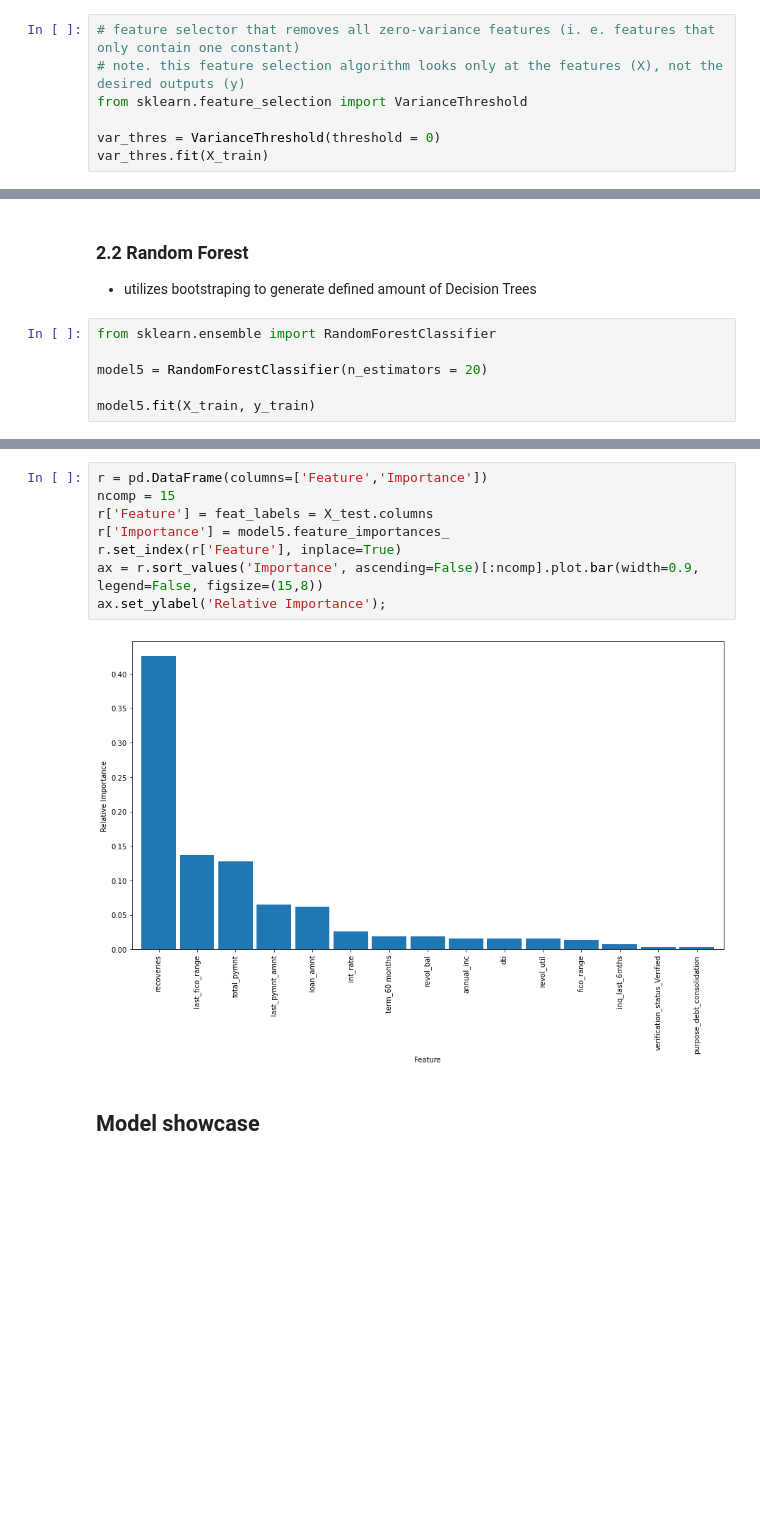
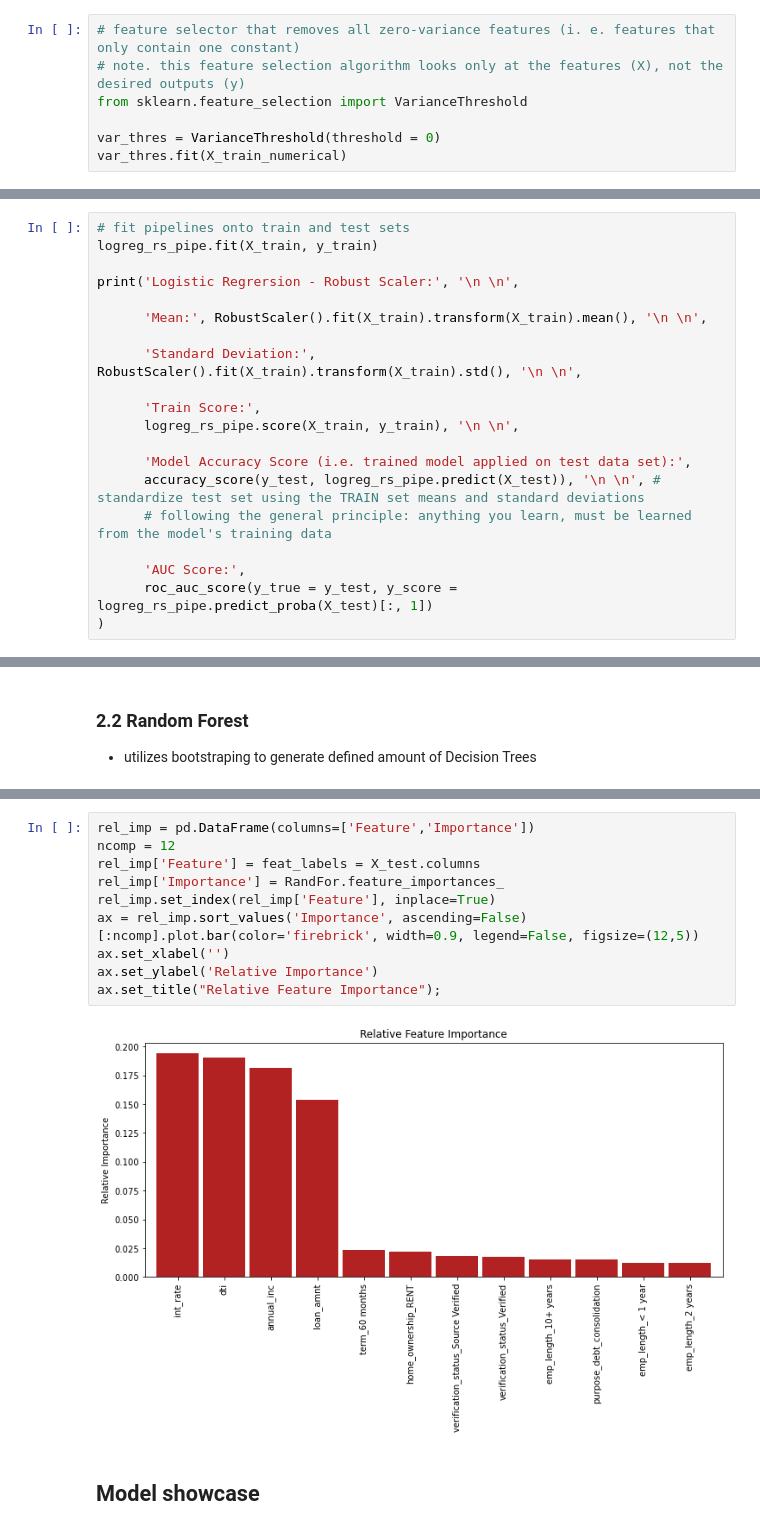
Before and after one commit to LenkaRo/predicting_loan_defaults, a Jupyter notebook: predicting_loan_defaults.ipynb, the cells around one changed output, grey strips where cells are left out. Cells and saved outputs as stored; diff of their text form; blank space fills up the shorter version.

Commit message:
built LogReg, NB, DT and RandFor models, accuracy, optimal thresh, feature rel importance, showcase

```diff
--- a/predicting_loan_defaults.ipynb
+++ b/predicting_loan_defaults.ipynb
@@ -648,7 +751,7 @@ Length: 61, dtype: float64
 from sklearn.feature_selection import VarianceThreshold
 
 var_thres = VarianceThreshold(threshold = 0)
-var_thres.fit(X_train)
+var_thres.fit(X_train_numerical)
 # %% [output]
 VarianceThreshold(threshold=0)
 # %%
@@ -1154,0 +1023,20 @@ fig.savefig("model4_decision_tree.jpg")
+# %%
+# fit pipelines onto train and test sets
+logreg_rs_pipe.fit(X_train, y_train)
+
+print('Logistic Regrersion - Robust Scaler:', '\n \n',
+
+      'Mean:', RobustScaler().fit(X_train).transform(X_train).mean(), '\n \n',
+
+      'Standard Deviation:', RobustScaler().fit(X_train).transform(X_train).std(), '\n \n',
+
+      'Train Score:',
+      logreg_rs_pipe.score(X_train, y_train), '\n \n',
+
+      'Model Accuracy Score (i.e. trained model applied on test data set):',
+      accuracy_score(y_test, logreg_rs_pipe.predict(X_test)), '\n \n', # standardize test set using the TRAIN set means and standard deviations
+      # following the general principle: anything you learn, must be learned from the model's training data
+
+      'AUC Score:',
+      roc_auc_score(y_true = y_test, y_score = logreg_rs_pipe.predict_proba(X_test)[:, 1])
+)
@@ -1155,9 +1297,3 @@ fig.savefig("model4_decision_tree.jpg")
 # %% [markdown]
 ### 2.2 Random Forest
 - utilizes bootstraping to generate defined amount of Decision Trees
-# %%
-from sklearn.ensemble import RandomForestClassifier
-
-model5 = RandomForestClassifier(n_estimators = 20)
-
-model5.fit(X_train, y_train)
@@ -1228,13 +1415,15 @@ array([[0, 1],
 # %%
-r = pd.DataFrame(columns=['Feature','Importance'])
-ncomp = 15
-r['Feature'] = feat_labels = X_test.columns
-r['Importance'] = model5.feature_importances_
-r.set_index(r['Feature'], inplace=True)
-ax = r.sort_values('Importance', ascending=False)[:ncomp].plot.bar(width=0.9, legend=False, figsize=(15,8))
-ax.set_ylabel('Relative Importance');
+rel_imp = pd.DataFrame(columns=['Feature','Importance'])
+ncomp = 12
+rel_imp['Feature'] = feat_labels = X_test.columns
+rel_imp['Importance'] = RandFor.feature_importances_
+rel_imp.set_index(rel_imp['Feature'], inplace=True)
+ax = rel_imp.sort_values('Importance', ascending=False)[:ncomp].plot.bar(color='firebrick', width=0.9, legend=False, figsize=(12,5))
+ax.set_xlabel('')
+ax.set_ylabel('Relative Importance')
+ax.set_title("Relative Feature Importance");
 # %% [output]
-[figure, old version]
+[figure, new version]
 # %% [markdown]
 ## Model showcase
 # %%
```
Also changed, not shown: parts of 192 cells of this notebook, 2 other files.
